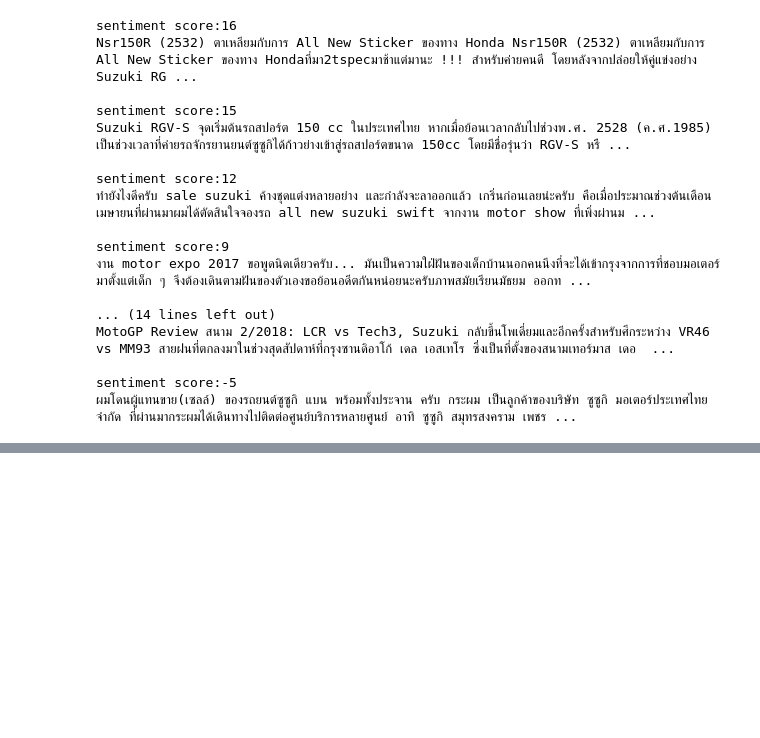
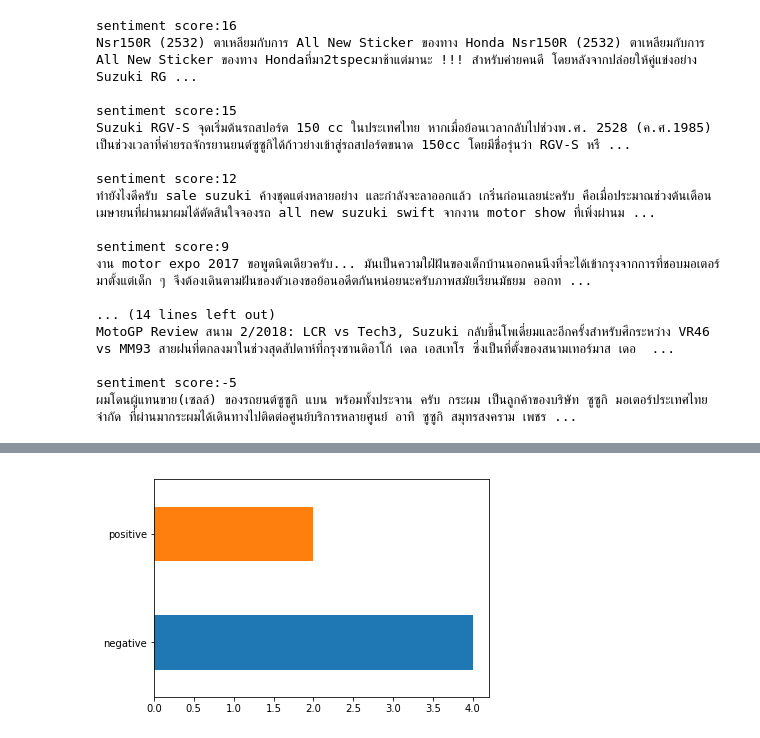
Before and after one commit to witchapong/ChaosTheoryProject, a Jupyter notebook: 2._Sentiment_query.ipynb, the cells around one changed output, grey strips where cells are left out. Saved outputs shown, nothing was run; the diff lists cells and outputs as text; code cells hidden in the pictures; blank space fills up the shorter version.

```diff
--- a/2._Sentiment_query.ipynb
+++ b/2._Sentiment_query.ipynb
@@ -158,0 +241,8 @@ sentiment score:-5
+# %%
+# single user view
+user_id = 1792372
+df_temp_1u = df_temp.loc[df_temp.user_id == user_id]
+
+_ = df_temp_1u.sentiment.value_counts().plot('barh')
+# %% [output]
+[figure, added]
```
Also changed, not shown: parts of 17 cells of this notebook, 3 other files.
